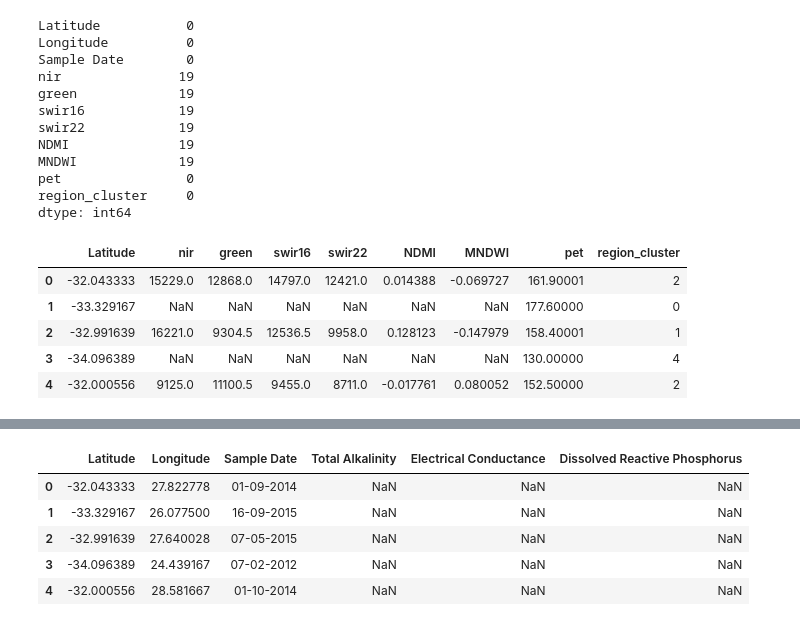
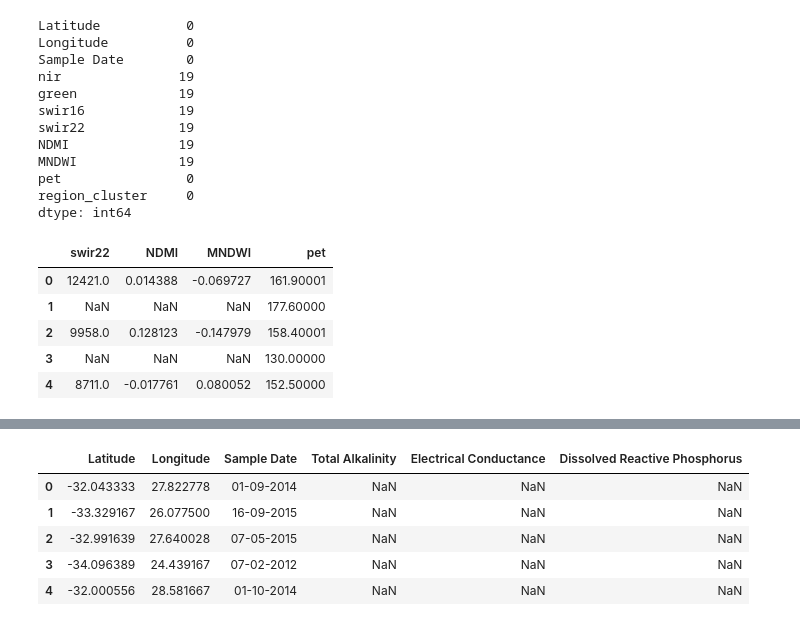
Before and after one commit to TonnieD/EY_AI_-_Data_Challenge, a Jupyter notebook: xgboost.ipynb, the cells around one changed output, grey strips where cells are left out. Drawn from its saved outputs; the diff is of its cells as text; code cells hidden in the pictures.

```diff
--- a/xgboost.ipynb
+++ b/xgboost.ipynb
@@ -356,15 +336,15 @@ region_cluster     0
 dtype: int64
 # %%
 # Drop the noise colums
-val_df = val_df.drop(columns = ['Longitude', 'Sample Date'])
+val_df = val_df.drop(columns = ['Longitude', 'Sample Date', 'Longitude', 'Latitude', 'nir', 'green', 'swir16', 'region_cluster'])
 val_df.head()
 # %% [output]
-|  | Latitude | nir | green | swir16 | swir22 | NDMI | MNDWI | pet | region_cluster |
-| 0 | -32.043333 | 15229.0 | 12868.0 | 14797.0 | 12421.0 | 0.014388 | -0.069727 | 161.90001 | 2 |
-| 1 | -33.329167 | NaN | NaN | NaN | NaN | NaN | NaN | 177.60000 | 0 |
-| 2 | -32.991639 | 16221.0 | 9304.5 | 12536.5 | 9958.0 | 0.128123 | -0.147979 | 158.40001 | 1 |
-| 3 | -34.096389 | NaN | NaN | NaN | NaN | NaN | NaN | 130.00000 | 4 |
-| 4 | -32.000556 | 9125.0 | 11100.5 | 9455.0 | 8711.0 | -0.017761 | 0.080052 | 152.50000 | 2 |
+|  | swir22 | NDMI | MNDWI | pet |
+| 0 | 12421.0 | 0.014388 | -0.069727 | 161.90001 |
+| 1 | NaN | NaN | NaN | 177.60000 |
+| 2 | 9958.0 | 0.128123 | -0.147979 | 158.40001 |
+| 3 | NaN | NaN | NaN | 130.00000 |
+| 4 | 8711.0 | -0.017761 | 0.080052 | 152.50000 |
 # %%
 # Scale and Impute the data using the already defined functions scaler and imputer
 scaled_val_df = scaler.transform(val_df)
```
Also changed, not shown: parts of 12 cells of this notebook, 2 other files.
